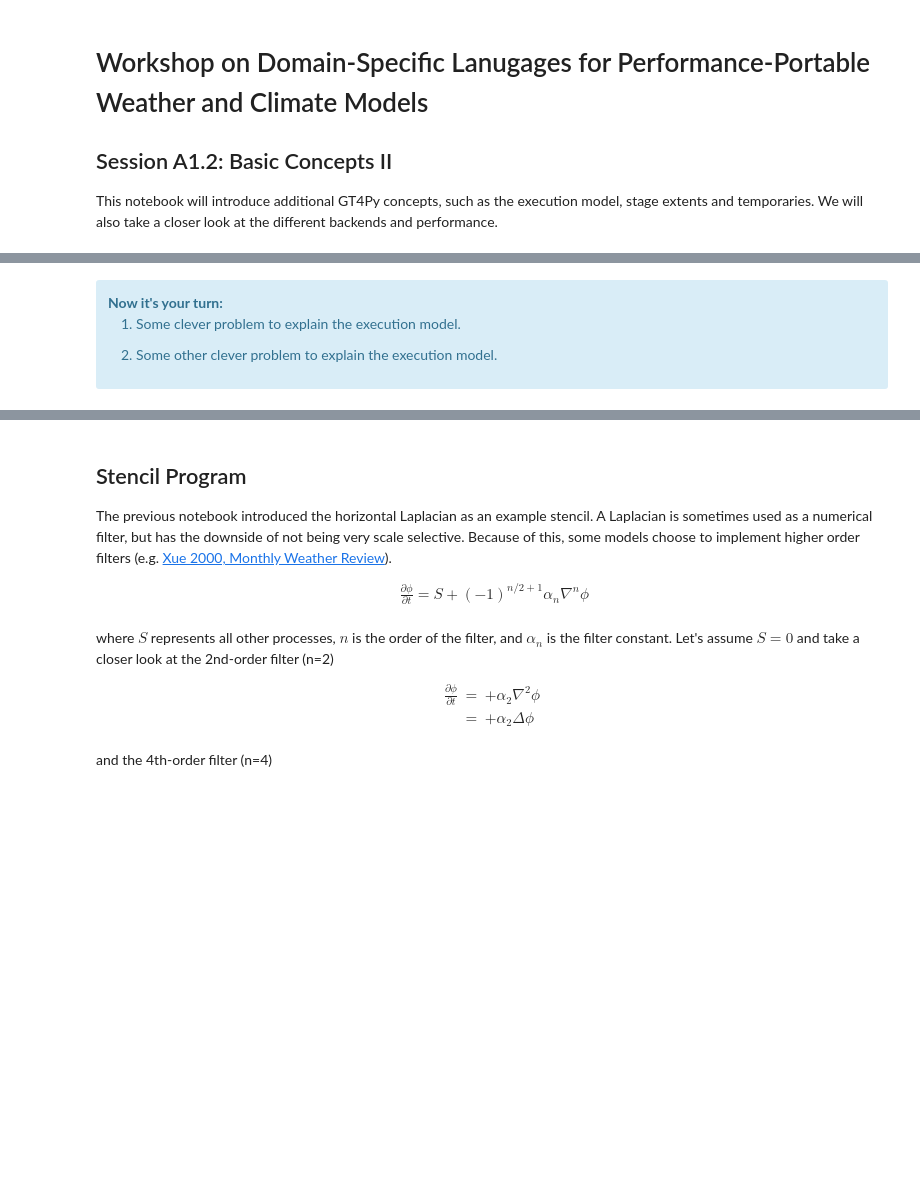
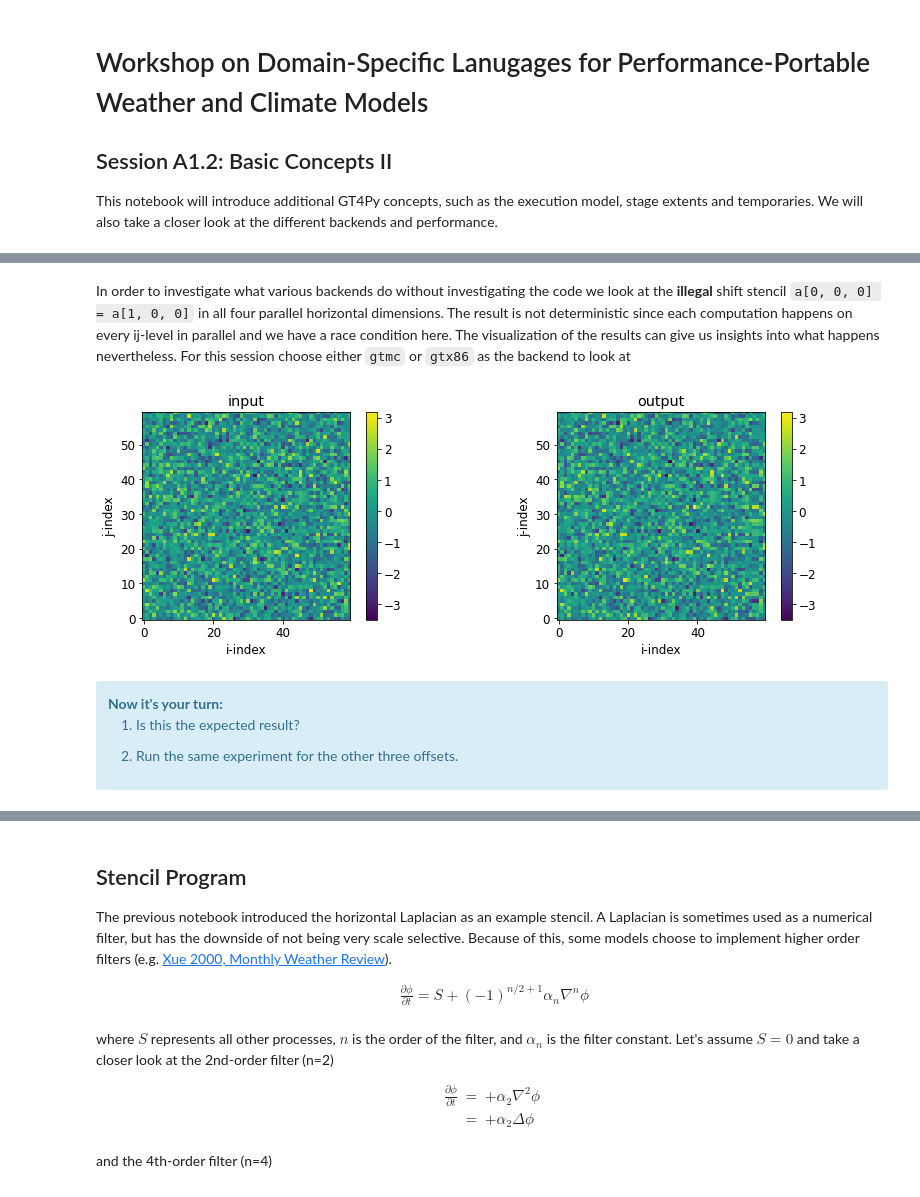
Before and after one commit to ai2cm/dsl_workshop, a Jupyter notebook: notebooks/Session-1A.2.ipynb, the cells around one changed output, grey strips where cells are left out. Drawn from its saved outputs; the diff is of its cells as text; code cells hidden in the pictures; blank space fills up the shorter version.

```diff
--- a/notebooks/Session-1A.2.ipynb
+++ b/notebooks/Session-1A.2.ipynb
@@ -36,0 +47,2 @@ We will look into if-else conditionals in a later session. You can refer back to
+# %% [markdown]
+In order to investigate what various backends do without investigating the code we look at the **illegal** shift stencil `a[0, 0, 0] = a[1, 0, 0]` in all four parallel horizontal dimensions. The result is not deterministic since each computation happens on every ij-level in parallel and we have a race condition here. The visualization of the results can give us insights into what happens nevertheless. For this session choose either `gtmc` or `gtx86` as the backend to look at
@@ -37,8 +52,47 @@ We will look into if-else conditionals in a later session. You can refer back to
+# %%
+@gtscript.stencil(backend=backend)
+def shift_i_plus_one(a: Field[np.float64]):
+    with computation(PARALLEL), interval(...):
+        a = a[1, 0, 0]
+@gtscript.stencil(backend=backend)
+def shift_i_minus_one(a: Field[np.float64]):
+    with computation(PARALLEL), interval(...):
+        a = a[-1, 0, 0]
+@gtscript.stencil(backend=backend)
+def shift_j_plus_one(a: Field[np.float64]):
+    with computation(PARALLEL), interval(...):
+        a = a[0, 1, 0]
+@gtscript.stencil(backend=backend)
+def shift_j_minus_one(a: Field[np.float64]):
+    with computation(PARALLEL), interval(...):
+        a = a[0, -1, 0]
+# %%
+# domain setup
+nhalo = 3
+nx, ny, nz = 54, 54, 1
+
+origin = (nhalo, nhalo, 0)
+domain = (nx, ny, nz)
+shape = (nx + 2*nhalo, ny + 2*nhalo, nz)
+
+# storage creation
+in_field = gt4py.storage.from_array(np.random.randn(shape[0], shape[1], shape[2]), backend, origin, shape, dtype=np.float64)
+out_field_i = in_field.copy()
+out_field_i_minus = in_field.copy()
+out_field_j = in_field.copy()
+out_field_j_minus = in_field.copy()
+# %%
+# run stencil i+1
+shift_i_plus_one(a=out_field_i, origin=origin, domain=domain)
+# visualize results
+plot_two_ij_slices(in_field, out_field_i)
+# %% [output]
+[figure, added]
 # %% [markdown]
 <div class="alert alert-block alert-info">
     <b> Now it's your turn: </b><br>
     <ol>
-        <li style="margin-bottom: 10px"> Some clever problem to explain the execution model.</li>
-        <li style="margin-bottom: 10px"> Some other clever problem to explain the execution model.</li>
+        <li style="margin-bottom: 10px"> Is this the expected result?</li>
+        <li style="margin-bottom: 10px"> Run the same experiment for the other three offsets.</li>
     </ol>
 </div>
```
Also changed, not shown: parts of 55 cells of this notebook.
